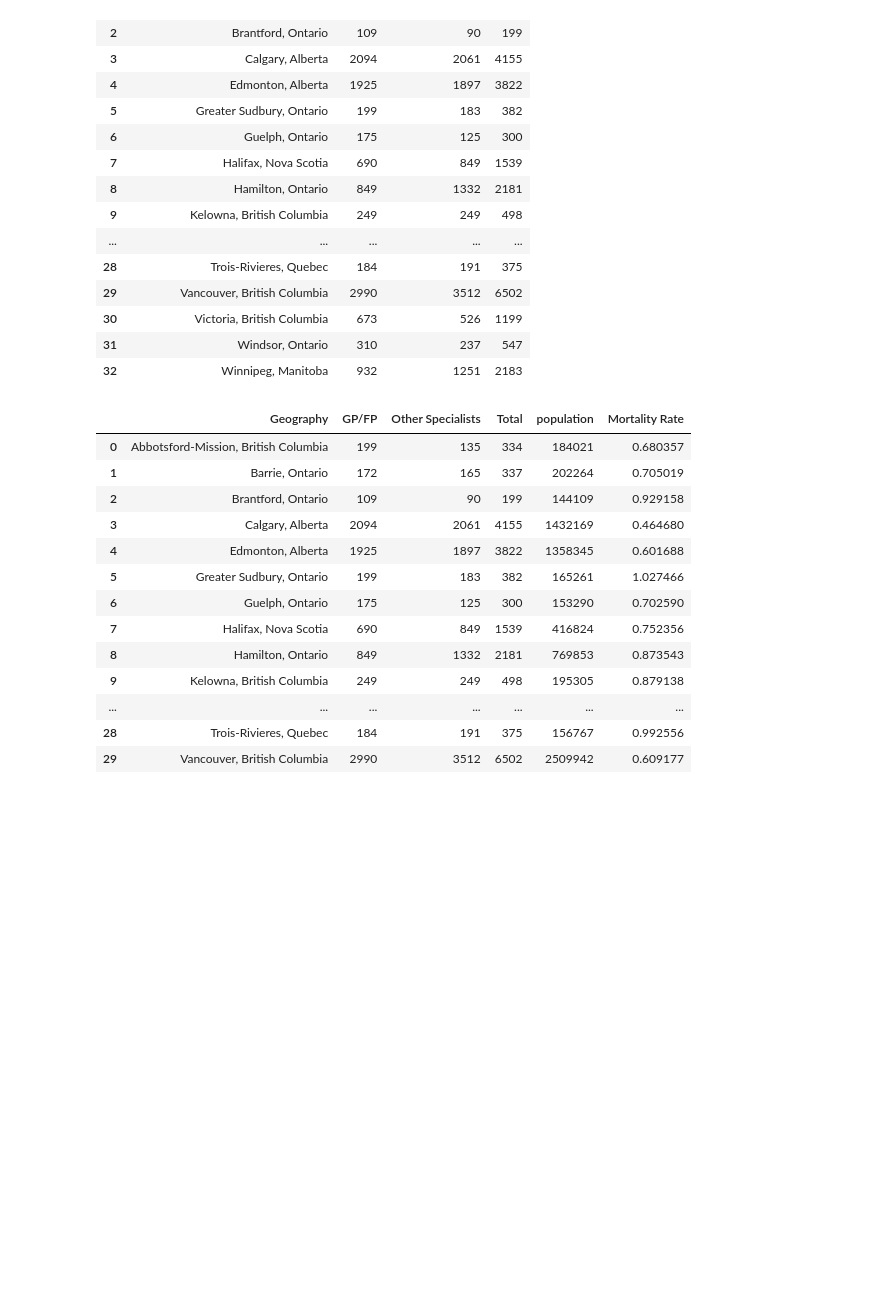
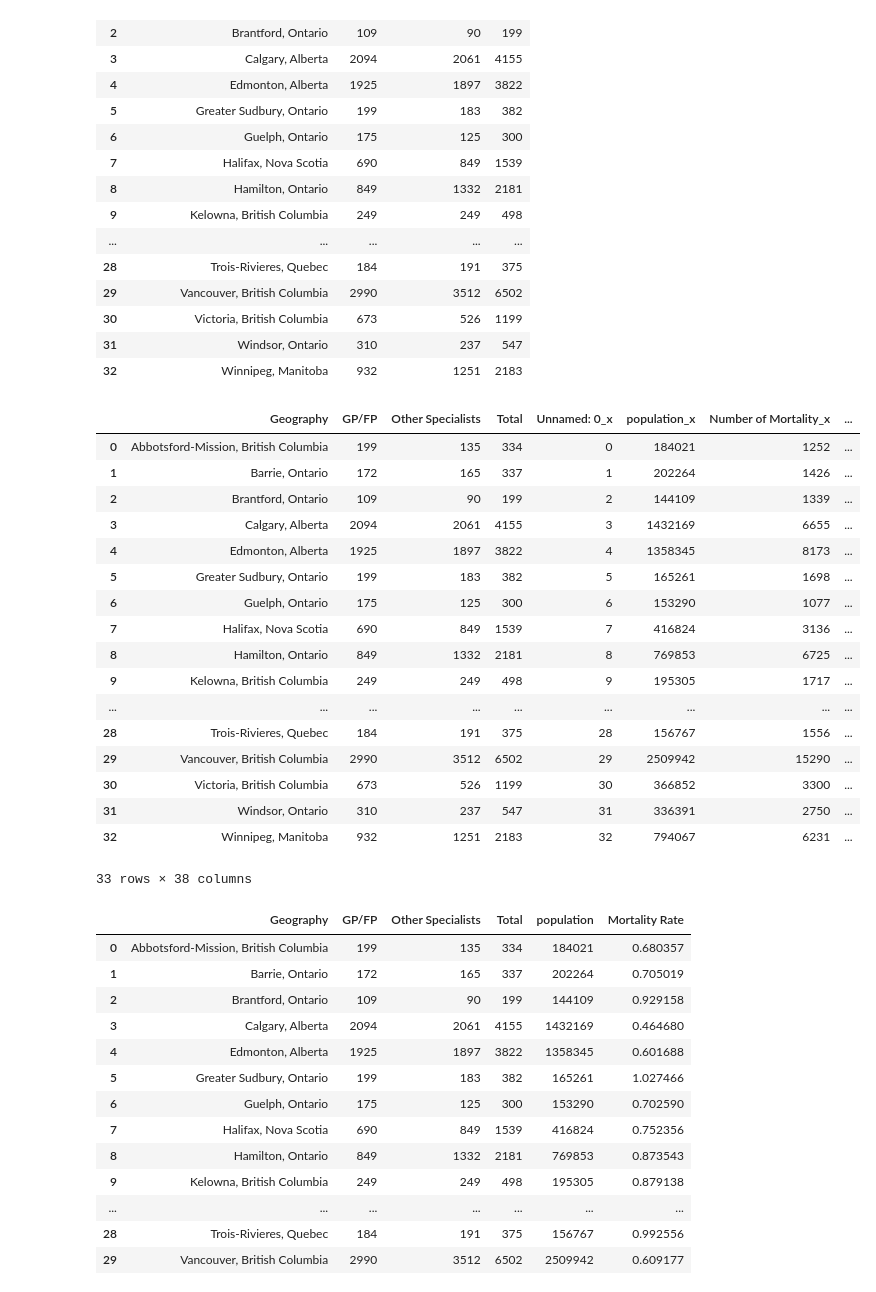
Before and after one commit to irinadrapic/project-one, a Jupyter notebook: phyisicians.ipynb, the cells around one changed output. Cells and saved outputs as stored; diff of their text form; code cells hidden in the pictures; blank space fills up the shorter version.

```diff
--- a/phyisicians.ipynb
+++ b/phyisicians.ipynb
@@ -36,6 +36,26 @@ physician_df
 | 32 | Winnipeg, Manitoba | 932 | 1251 | 2183 |
 # %%
 physician_df=physician_df.merge(mortality_df, on='Geography', how='outer')
+physician_df
+# %% [output]
+|  | Geography | GP/FP | Other Specialists | Total | Unnamed: 0_x | population_x | Number of Mortality_x | ... |
+| 0 | Abbotsford-Mission, British Columbia | 199 | 135 | 334 | 0 | 184021 | 1252 | ... |
+| 1 | Barrie, Ontario | 172 | 165 | 337 | 1 | 202264 | 1426 | ... |
+| 2 | Brantford, Ontario | 109 | 90 | 199 | 2 | 144109 | 1339 | ... |
+| 3 | Calgary, Alberta | 2094 | 2061 | 4155 | 3 | 1432169 | 6655 | ... |
+| 4 | Edmonton, Alberta | 1925 | 1897 | 3822 | 4 | 1358345 | 8173 | ... |
+| 5 | Greater Sudbury, Ontario | 199 | 183 | 382 | 5 | 165261 | 1698 | ... |
+| 6 | Guelph, Ontario | 175 | 125 | 300 | 6 | 153290 | 1077 | ... |
+| 7 | Halifax, Nova Scotia | 690 | 849 | 1539 | 7 | 416824 | 3136 | ... |
+| 8 | Hamilton, Ontario | 849 | 1332 | 2181 | 8 | 769853 | 6725 | ... |
+| 9 | Kelowna, British Columbia | 249 | 249 | 498 | 9 | 195305 | 1717 | ... |
+| ... | ... | ... | ... | ... | ... | ... | ... | ... |
+| 28 | Trois-Rivieres, Quebec | 184 | 191 | 375 | 28 | 156767 | 1556 | ... |
+| 29 | Vancouver, British Columbia | 2990 | 3512 | 6502 | 29 | 2509942 | 15290 | ... |
+| 30 | Victoria, British Columbia | 673 | 526 | 1199 | 30 | 366852 | 3300 | ... |
+| 31 | Windsor, Ontario | 310 | 237 | 547 | 31 | 336391 | 2750 | ... |
+| 32 | Winnipeg, Manitoba | 932 | 1251 | 2183 | 32 | 794067 | 6231 | ... |
+33 rows × 38 columns
 # %%
 final_df = physician_df[['Geography', 'GP/FP', 'Other Specialists', 'Total', 'population', 'Mortality Rate']]
 final_df
```
